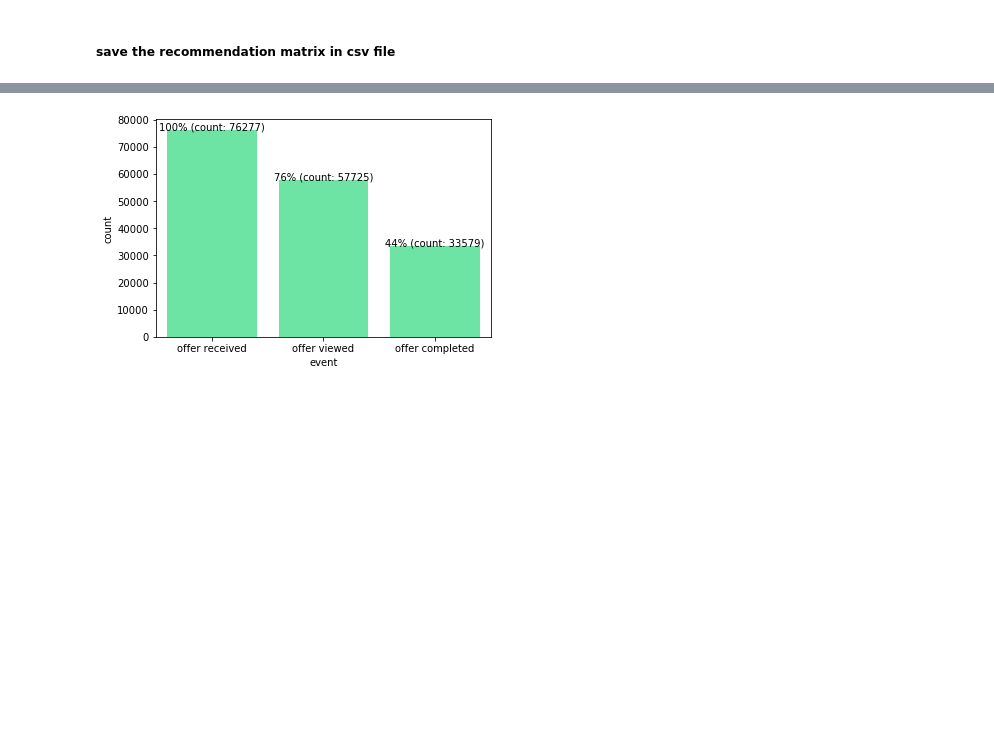
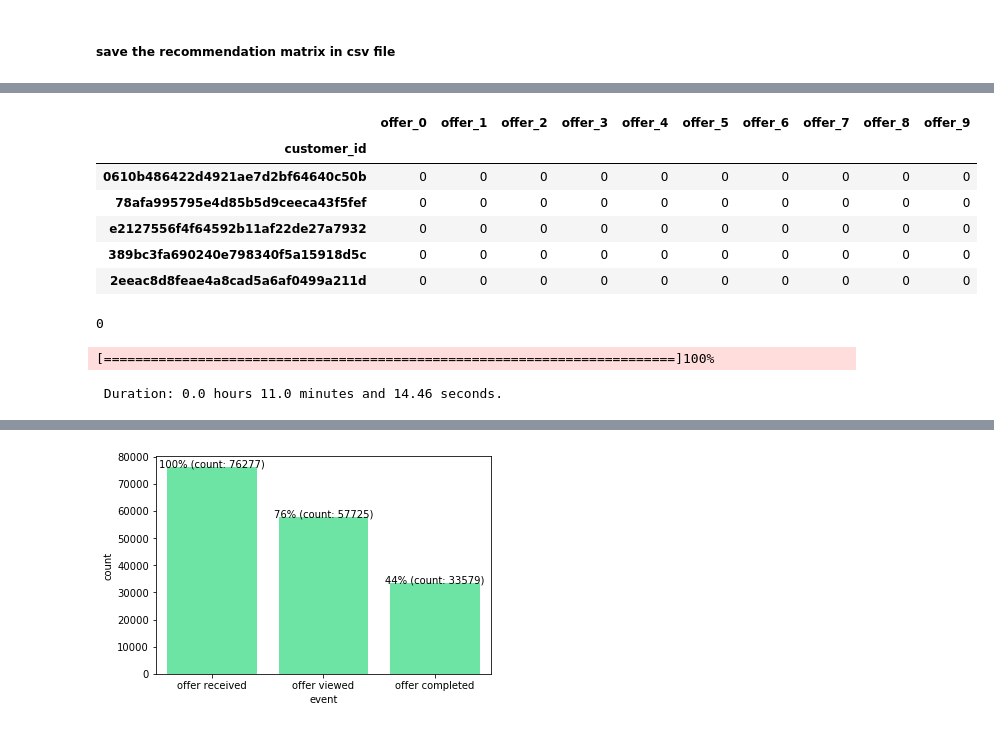
Before and after one commit to G-K-Bhardwaj/Starbucks_Capstone_Challenge, a Jupyter notebook: Starbucks_Capstone_notebook.ipynb, the cells around one changed output, grey strips where cells are left out. Drawn from its saved outputs; the diff is of its cells as text; code cells hidden in the pictures; blank space fills up the shorter version.

```diff
--- a/Starbucks_Capstone_notebook.ipynb
+++ b/Starbucks_Capstone_notebook.ipynb
@@ -1321,0 +1366,6 @@ customer_recs_matrix.to_csv("customer_recs_matrix.csv")
+# %%
+# get the user-item matrix saved in step 3.3
+customer_offer = pd.read_csv('customer_offer_matrix.csv')
+customer_offer = customer_offer.drop(['age','gender','income'], axis=1)
+customer_offer = customer_offer.set_index('customer_id', drop=True)
+customer_offer.head(4)
@@ -1321,0 +1379,4 @@ customer_recs_matrix.to_csv("customer_recs_matrix.csv")
+# %%
+customer_recs_matrix = pd.read_csv("customer_recs_matrix.csv")
+customer_recs_matrix = customer_recs_matrix.set_index('customer_id', drop=True)
+customer_recs_matrix.head(4)
@@ -1321,0 +1404,62 @@ customer_recs_matrix.to_csv("customer_recs_matrix.csv")
+# %%
+comparision_original_vs_recs = np.multiply(customer_recs_matrix, customer_offer)
+comparision_original_vs_recs.head()
+# %% [output]
+|  | offer_0 | offer_1 | offer_2 | offer_3 | offer_4 | offer_5 | offer_6 | offer_7 | offer_8 | offer_9 |
+| customer_id |  |  |  |  |  |  |  |  |  |  |
+| 0610b486422d4921ae7d2bf64640c50b | 0 | 0 | 0 | 0 | 0 | 0 | 0 | 0 | 0 | 0 |
+| 78afa995795e4d85b5d9ceeca43f5fef | 0 | 0 | 0 | 0 | 0 | 0 | 0 | 0 | 0 | 0 |
+| e2127556f4f64592b11af22de27a7932 | 0 | 0 | 0 | 0 | 0 | 0 | 0 | 0 | 0 | 0 |
+| 389bc3fa690240e798340f5a15918d5c | 0 | 0 | 0 | 0 | 0 | 0 | 0 | 0 | 0 | 0 |
+| 2eeac8d8feae4a8cad5a6af0499a211d | 0 | 0 | 0 | 0 | 0 | 0 | 0 | 0 | 0 | 0 |
+# %%
+total_errors_original_vs_recs = comparision_original_vs_recs.sum().sum()
+total_errors_original_vs_recs
+# %% [output]
+0
+# %%
+# create ignored_offers_matrix
+ignored_offers_matrix = customer_offer.copy()
+l_offers = ignored_offers_matrix.columns.tolist()
+
+for offer in l_offers:
+    ignored_offers_matrix[offer] = 0
+
+
+customer_list = ignored_offers_matrix.index.tolist()
+
+start = calculate_time()
+
+# set up progressbar
+cnter = 0
+prog_bar = progressbar.ProgressBar(maxval=len(customer_list),
+                                   widgets=[progressbar.Bar('=', '[', ']'), progressbar.Percentage()])
+prog_bar.start()
+
+for user1 in customer_list:
+    # increment the progress bar
+    cnter+=1
+    prog_bar.update(cnter)
+
+    user1_received, user1_viewed, user1_completed = get_trans_event_df(df=transcript,user_id=user1)
+
+    # gets list of offer ignored by the customer
+    user1_offers_ignored = customer_ignored_offers(user1, df_recieved=user1_received,
+                                                   df_viewed=user1_viewed,
+                                                   df_completed=user1_completed)
+
+
+    if len(user1_offers_ignored)> 0:
+        for offer in list(user1_offers_ignored):
+            ignored_offers_matrix.loc[user1, offer] = 1
+    else:
+        pass;
+
+# finish progress bar
+prog_bar.finish()
+
+# show duration of the process
+calculate_time(start)
+# %% [output]
+[=========================================================================]100%
+ Duration: 0.0 hours 11.0 minutes and 14.46 seconds.
```
Also changed, not shown: parts of 30 cells of this notebook, 5 other files.
